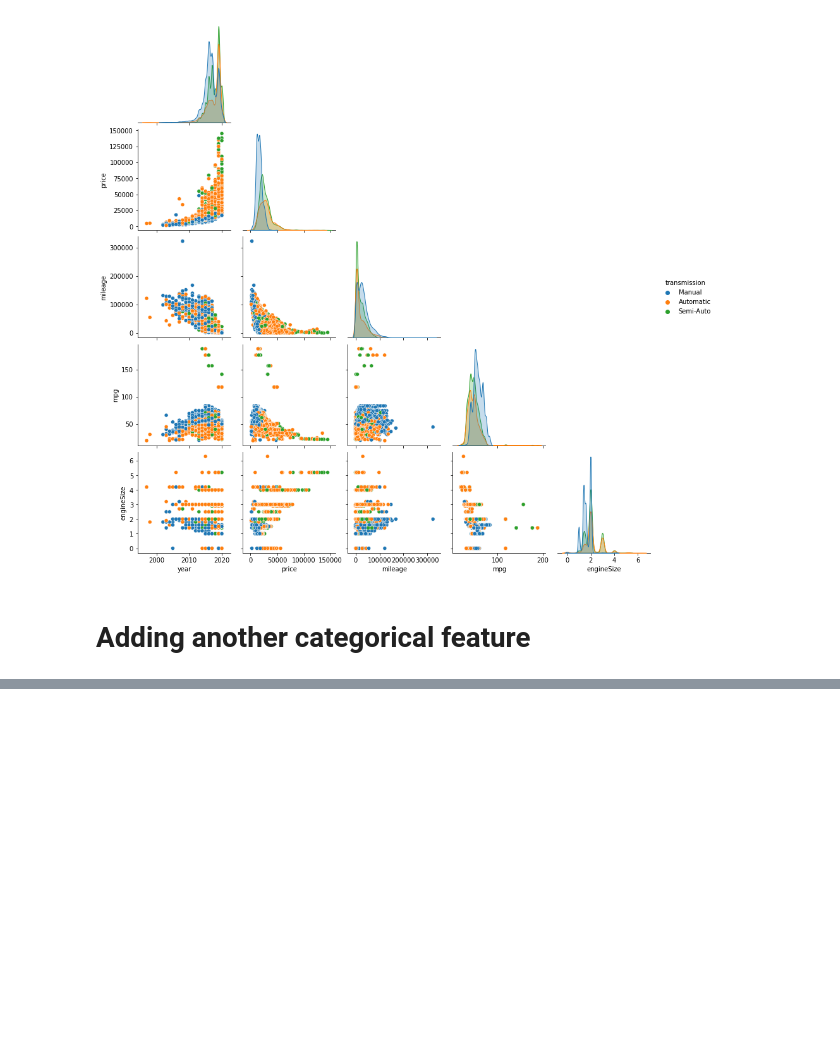
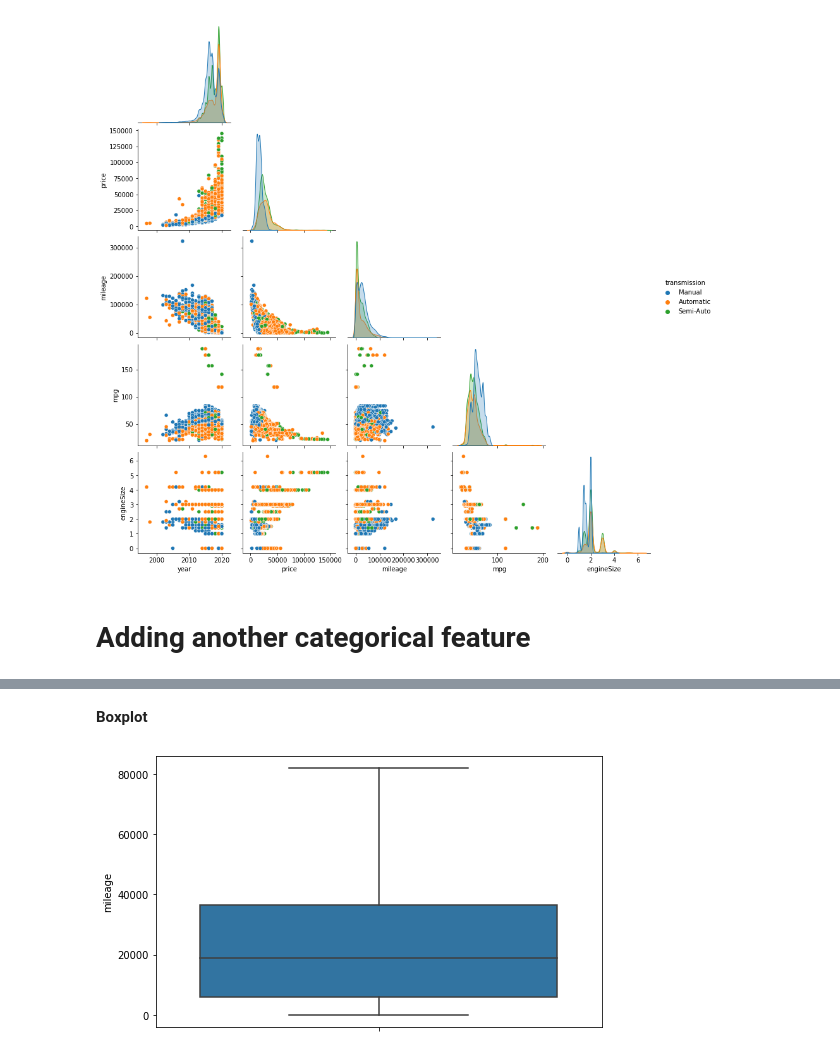
Before and after one commit to JewelEdu/audi_used_car_analysis, a Jupyter notebook: audi_used_car_EDA.ipynb, the cells around one changed output, grey strips where cells are left out. Saved outputs shown, nothing was run; the diff lists cells and outputs as text; code cells hidden in the pictures; blank space fills up the shorter version.

```diff
--- a/audi_used_car_EDA.ipynb
+++ b/audi_used_car_EDA.ipynb
@@ -177,0 +188,8 @@ plt.show()
+# %% [markdown]
+**Boxplot**
+# %%
+plt.figure(figsize=(8,5))# (figS=(tuples))is called list
+sns.boxplot(y = "mileage", data=df, showfliers=False)# 2.5>outliers>97.5
+plt.show()
+# %% [output]
+[figure, added]
```
Also changed, not shown: parts of 19 cells of this notebook.
